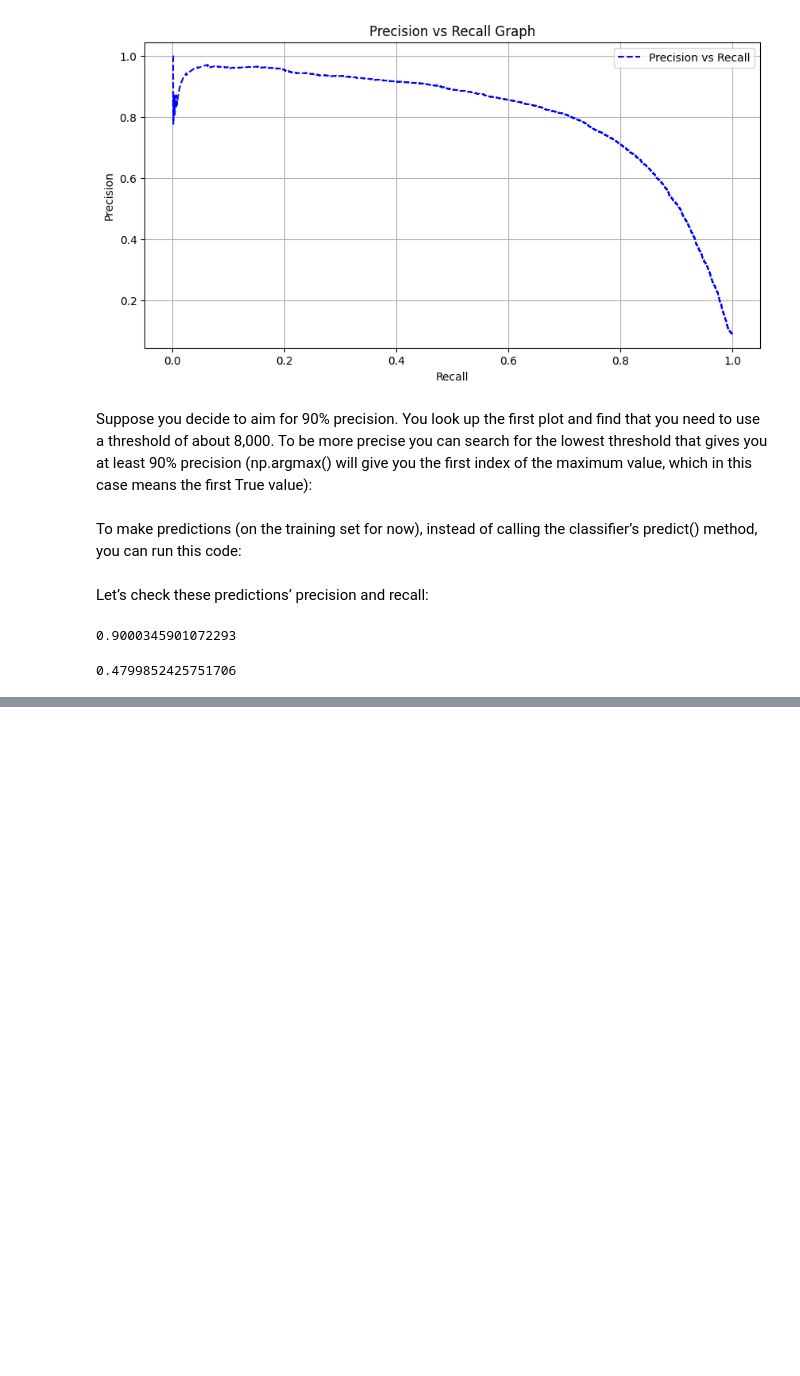
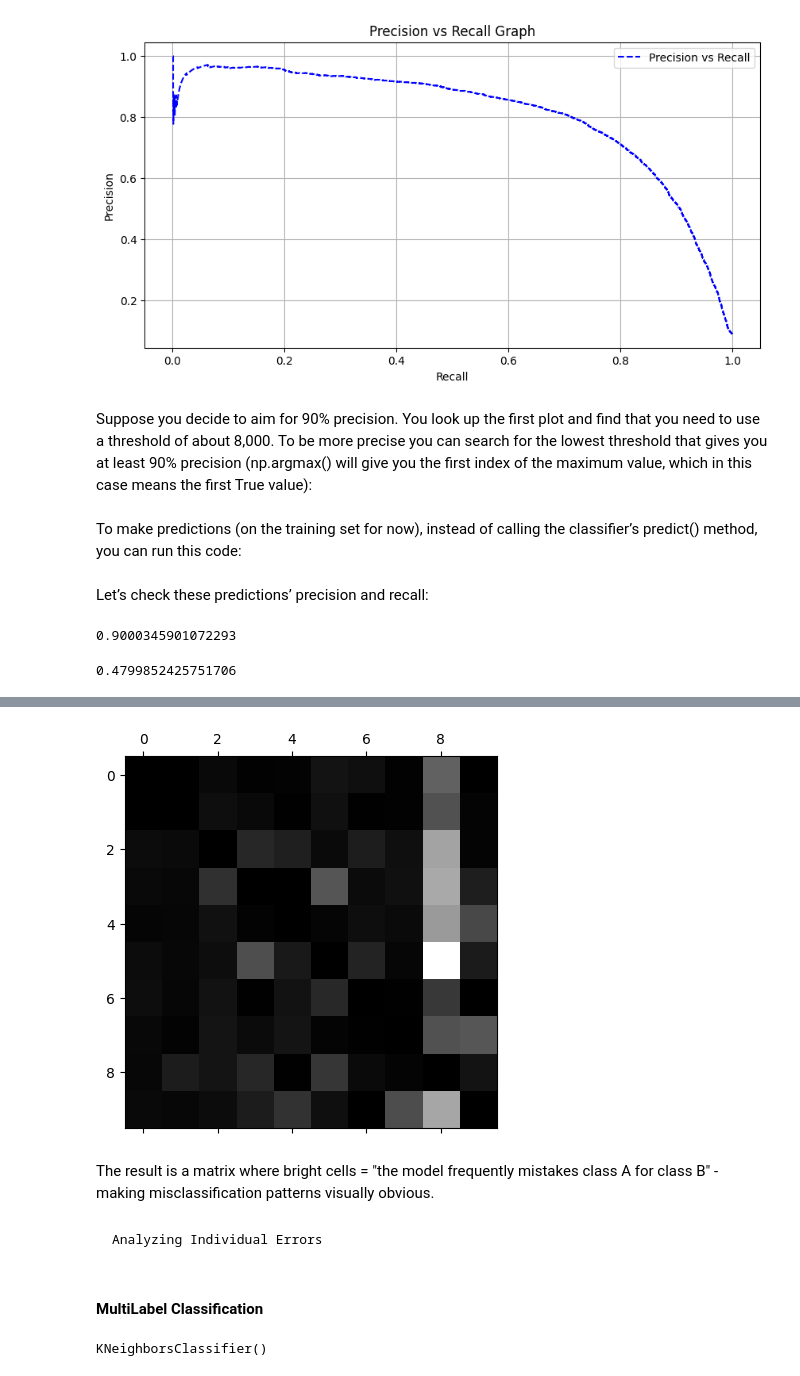
Before and after one commit to tech-ml-quant-luv/machine_learning, a Jupyter notebook: Hands_on_machine_learning_book/lesson_3_classification.ipynb, the cells around one changed output, grey strips where cells are left out. Drawn from its saved outputs; the diff is of its cells as text; code cells hidden in the pictures; blank space fills up the shorter version.

```diff
--- a/Hands_on_machine_learning_book/lesson_3_classification.ipynb
+++ b/Hands_on_machine_learning_book/lesson_3_classification.ipynb
@@ -271,0 +399,13 @@ recall_score(y_train_5, y_train_pred_90)
+# %%
+row_sums = conf_mx.sum(axis=1, keepdims=True)
+norm_conf_mx = conf_mx / row_sums
+# %%
+np.fill_diagonal(norm_conf_mx, 0) #zeroing out the diagonal
+plt.matshow(norm_conf_mx, cmap=plt.cm.gray)
+plt.show()
+# %% [output]
+[figure, added]
+# %% [markdown]
+The result is a matrix where bright cells = "the model frequently mistakes class A for class B" - making misclassification patterns visually obvious.
+# %% [markdown]
+    Analyzing Individual Errors
@@ -271,0 +418,11 @@ recall_score(y_train_5, y_train_pred_90)
+# %% [markdown]
+#### MultiLabel Classification
+# %%
+
+y_train_large = (y_train >= 7)
+y_train_odd = (y_train % 2 == 1)
+y_multilabel = np.c_[y_train_large, y_train_odd]
+knn_clf = KNeighborsClassifier()
+knn_clf.fit(X_train, y_multilabel)
+# %% [output]
+KNeighborsClassifier()
```
Also changed, not shown: parts of 34 cells of this notebook, 4 other files.
